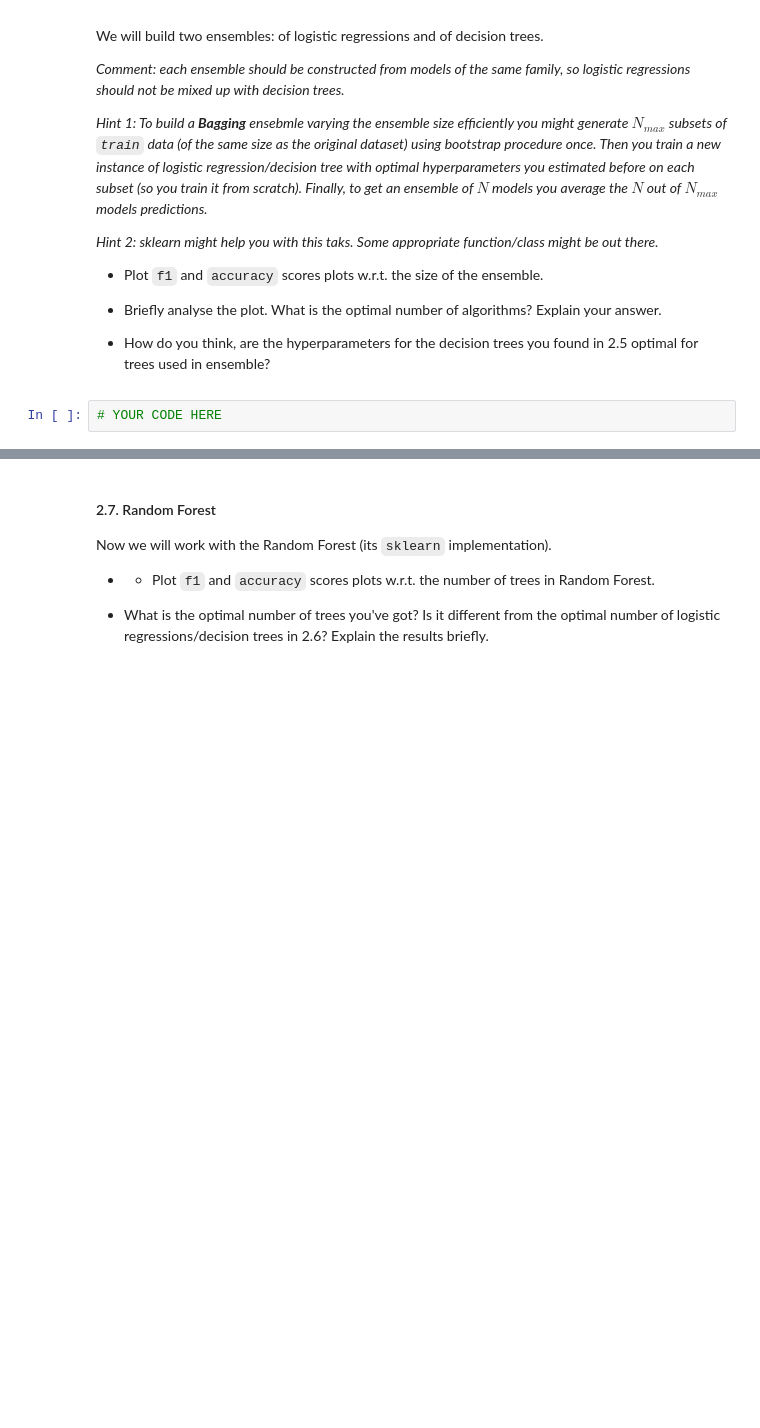
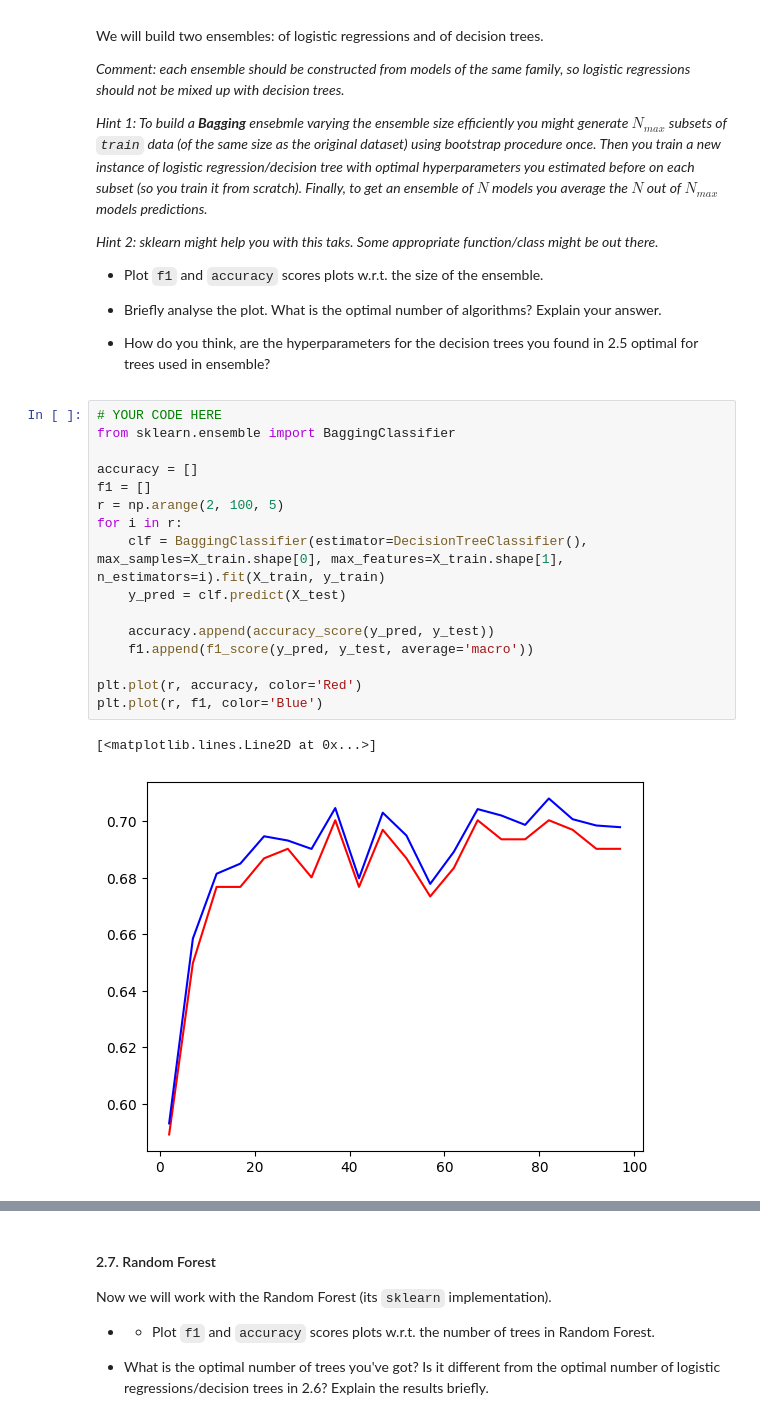
Before and after one commit to miptmiptmipt/ml-course-hw, a Jupyter notebook: lab1_pipeline/Lab1_part2_ml_pipeline.ipynb, the cells around one changed output, grey strips where cells are left out. Cells and saved outputs as stored; diff of their text form; blank space fills up the shorter version.

```diff
--- a/lab1_pipeline/Lab1_part2_ml_pipeline.ipynb
+++ b/lab1_pipeline/Lab1_part2_ml_pipeline.ipynb
@@ -258,5 +258,22 @@ We will build two ensembles: of logistic regressions and of decision trees.
 * Briefly analyse the plot. What is the optimal number of algorithms? Explain your answer.
 
 * How do you think, are the hyperparameters for the decision trees you found in 2.5 optimal for trees used in ensemble?
-# %%
-# YOUR CODE HERE
+# %%
+# YOUR CODE HERE
+from sklearn.ensemble import BaggingClassifier
+
+accuracy = []
+f1 = []
+r = np.arange(2, 100, 5)
+for i in r:
+    clf = BaggingClassifier(estimator=DecisionTreeClassifier(), max_samples=X_train.shape[0], max_features=X_train.shape[1], n_estimators=i).fit(X_train, y_train)
+    y_pred = clf.predict(X_test)
+
+    accuracy.append(accuracy_score(y_pred, y_test))
+    f1.append(f1_score(y_pred, y_test, average='macro'))
+
+plt.plot(r, accuracy, color='Red')
+plt.plot(r, f1, color='Blue')
+# %% [output]
+[<matplotlib.lines.Line2D at 0x...>]
+[figure, added]
```
Also changed, not shown: parts of 17 cells of this notebook.
